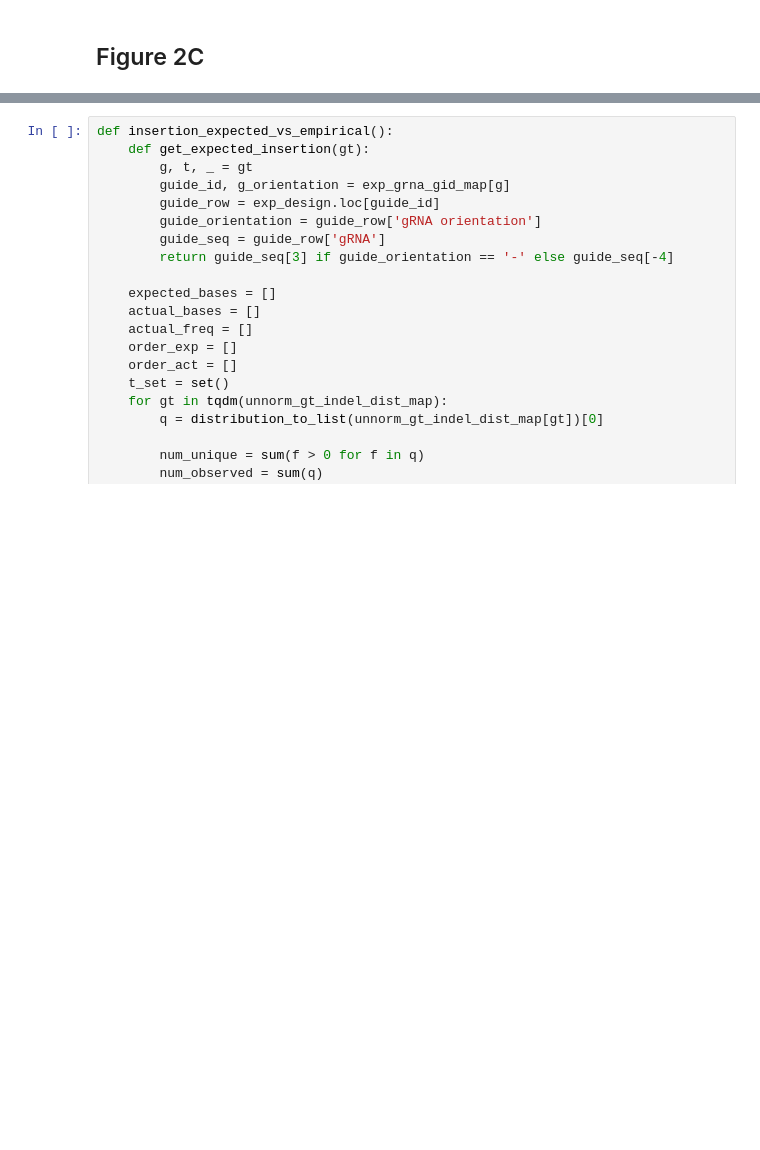
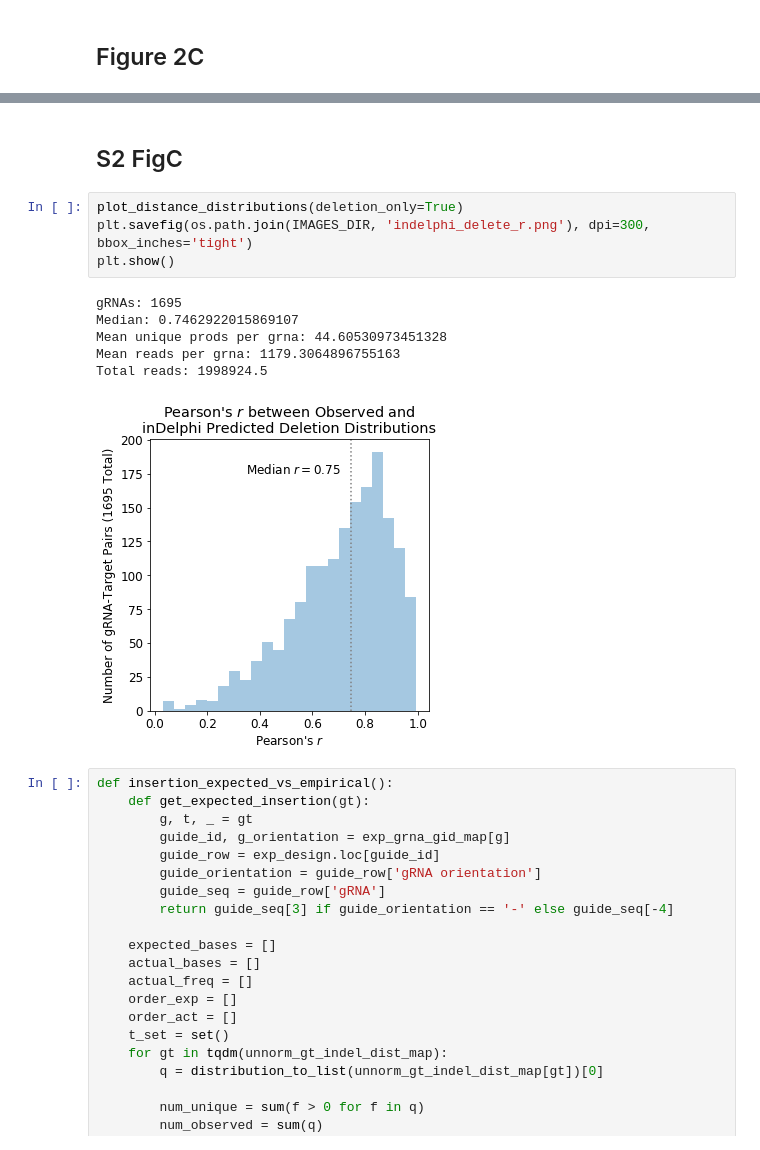
Before and after one commit to gifford-lab/skipguide-analysis, a Jupyter notebook: src/inDelphi_Evaluation.ipynb, the cells around one changed output, grey strips where cells are left out. Cells and saved outputs as stored; diff of their text form; blank space fills up the shorter version.

```diff
--- a/src/inDelphi_Evaluation.ipynb
+++ b/src/inDelphi_Evaluation.ipynb
@@ -258,3 +289,16 @@ Total reads: 1998924.5
+# %% [markdown]
+## S2 FigC
+# %%
+plot_distance_distributions(deletion_only=True)
+plt.savefig(os.path.join(IMAGES_DIR, 'indelphi_delete_r.png'), dpi=300, bbox_inches='tight')
+plt.show()
+# %% [output]
+gRNAs: 1695
+Median: 0.7462922015869107
+Mean unique prods per grna: 44.60530973451328
+Mean reads per grna: 1179.3064896755163
+Total reads: 1998924.5
+[figure, added]
 # %%
 def insertion_expected_vs_empirical():
     def get_expected_insertion(gt):
```
Also changed, not shown: parts of 5 cells of this notebook, 14 other files.
